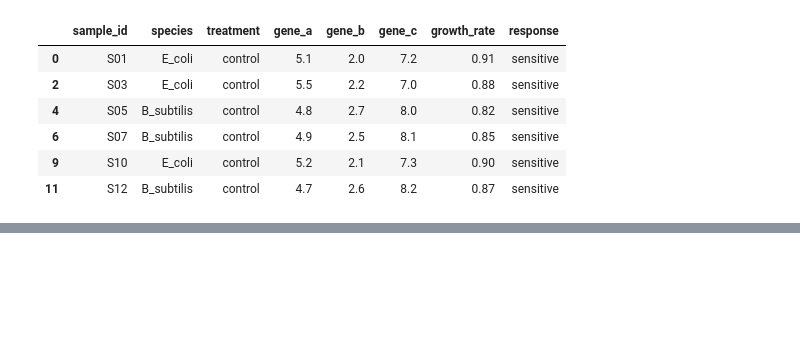
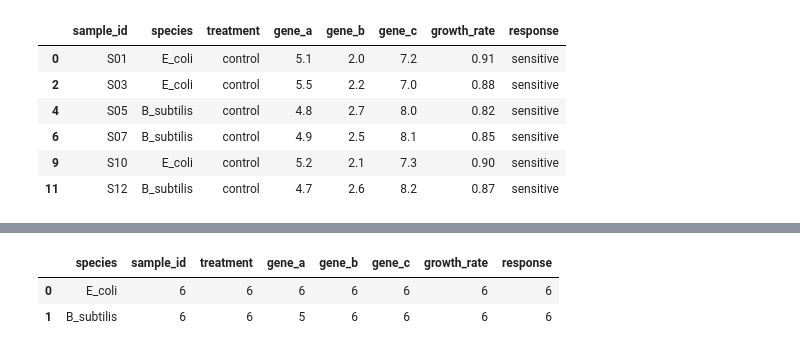
Before and after one commit to clabe-wekesa/BioinfoClassRoom, a Jupyter notebook: SBI812/Lecture_1.ipynb, the cells around one changed output, grey strips where cells are left out. Cells and saved outputs as stored; diff of their text form; code cells hidden in the pictures; blank space fills up the shorter version.

Commit message:
lecture 2

```diff
--- a/SBI812/Lecture_1.ipynb
+++ b/SBI812/Lecture_1.ipynb
@@ -135,0 +194,5 @@ df.loc[df['response'] == 'sensitive']
+# %%
+df = pd.read_csv('lecture01_bacterial_expression.csv',sep=",")
+
+df2 = df[['species','gene_a']]
+df2.head()
@@ -135,0 +206,6 @@ df.loc[df['response'] == 'sensitive']
+# %%
+df.groupby('species',as_index=False,sort=False).count()
+# %% [output]
+|  | species | sample_id | treatment | gene_a | gene_b | gene_c | growth_rate | response |
+| 0 | E_coli | 6 | 6 | 6 | 6 | 6 | 6 | 6 |
+| 1 | B_subtilis | 6 | 6 | 5 | 6 | 6 | 6 | 6 |
```
Also changed, not shown: parts of 9 cells of this notebook, 5 other files.
